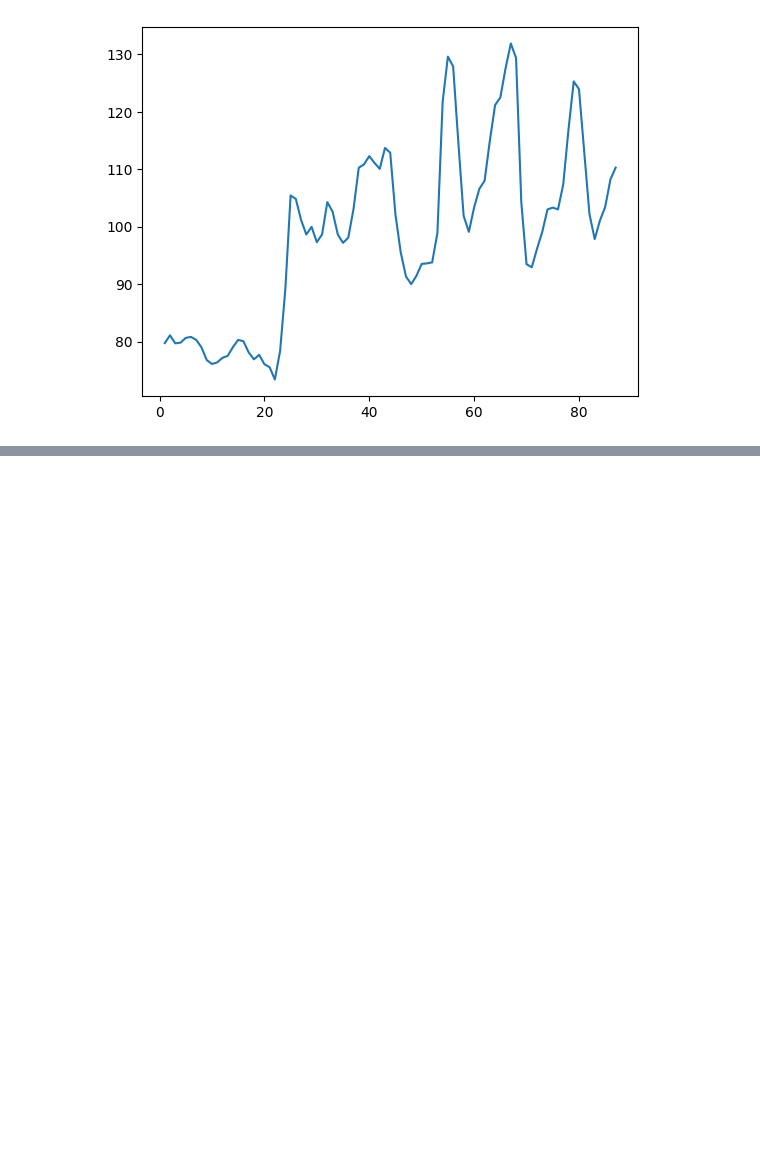
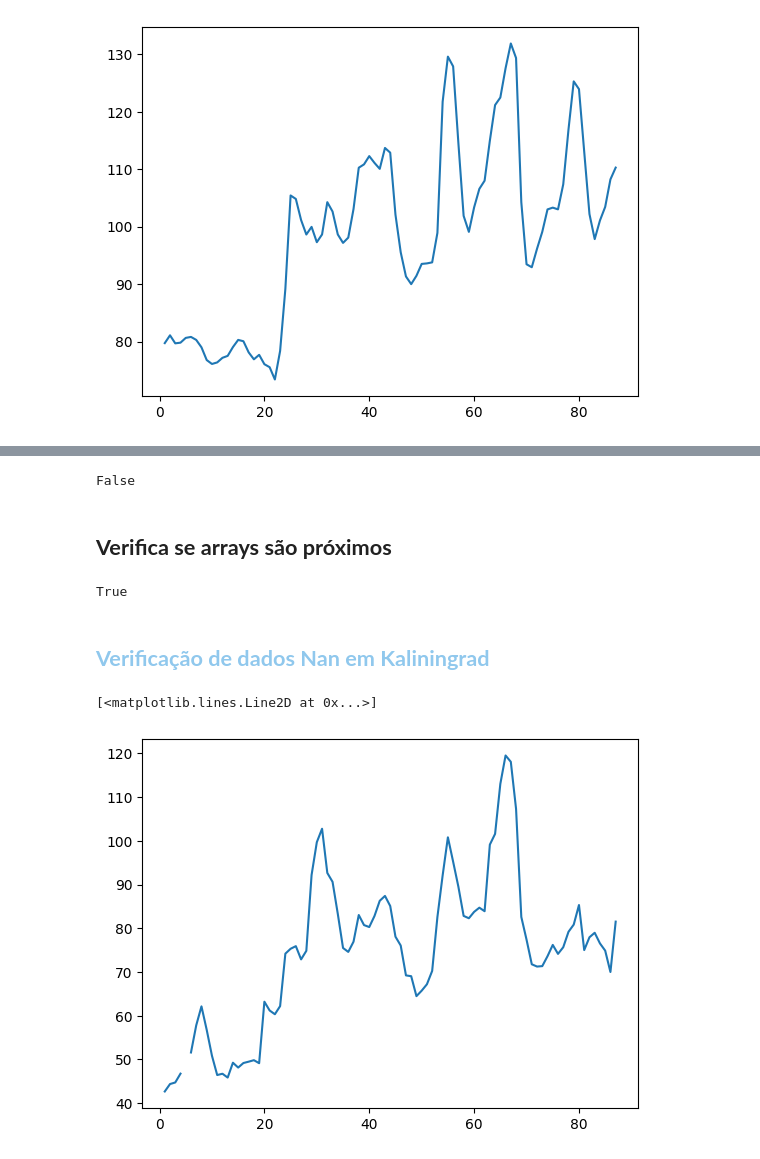
Before and after one commit to RVictorCruz/Python-Numpy, a Jupyter notebook: Python_Numpy.ipynb, the cells around one changed output, grey strips where cells are left out. Saved outputs shown, nothing was run; the diff lists cells and outputs as text; code cells hidden in the pictures; blank space fills up the shorter version.

```diff
--- a/Python_Numpy.ipynb
+++ b/Python_Numpy.ipynb
@@ -104,0 +149,17 @@ Ekaterinburg = precos[:,4]
+# %%
+np.array_equal(Moscow_ano3, Moscow_ano4)
+# %% [output]
+False
+# %% [markdown]
+## **Verifica se arrays são próximos**
+# %%
+np.allclose(Moscow_ano3, Moscow_ano4, 3)
+# %% [output]
+True
+# %% [markdown]
+## **<font color='#90C8ED'>Verificação de dados Nan em Kaliningrad</font>**
+# %%
+plt.plot(datas, Kaliningrad)
+# %% [output]
+[<matplotlib.lines.Line2D at 0x...>]
+[figure, added]
```
Also changed, not shown: parts of 67 cells of this notebook.
